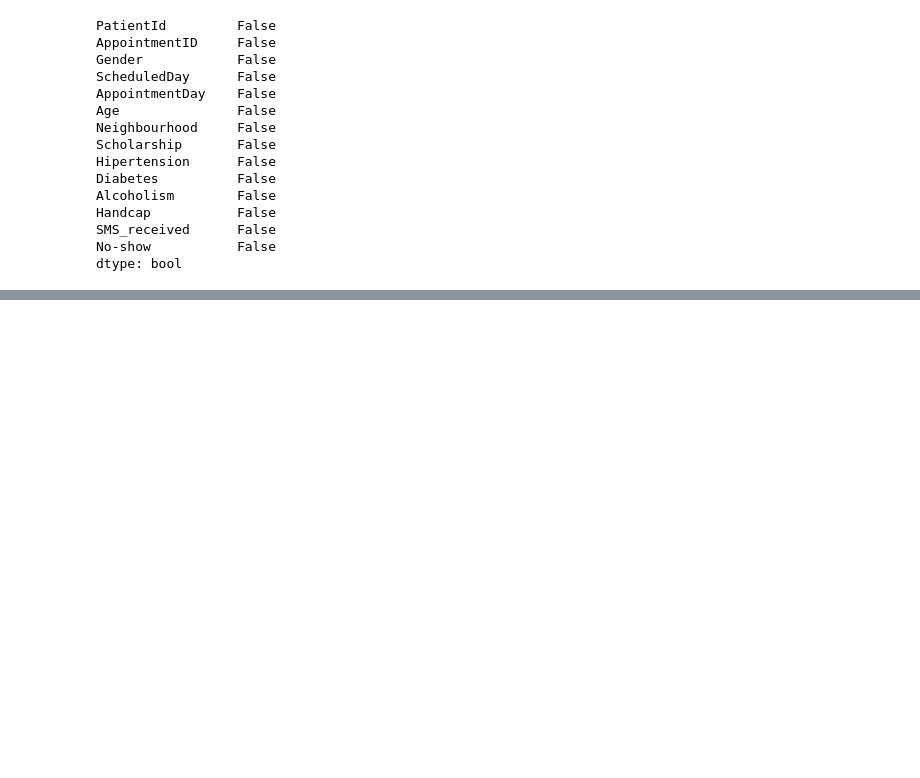
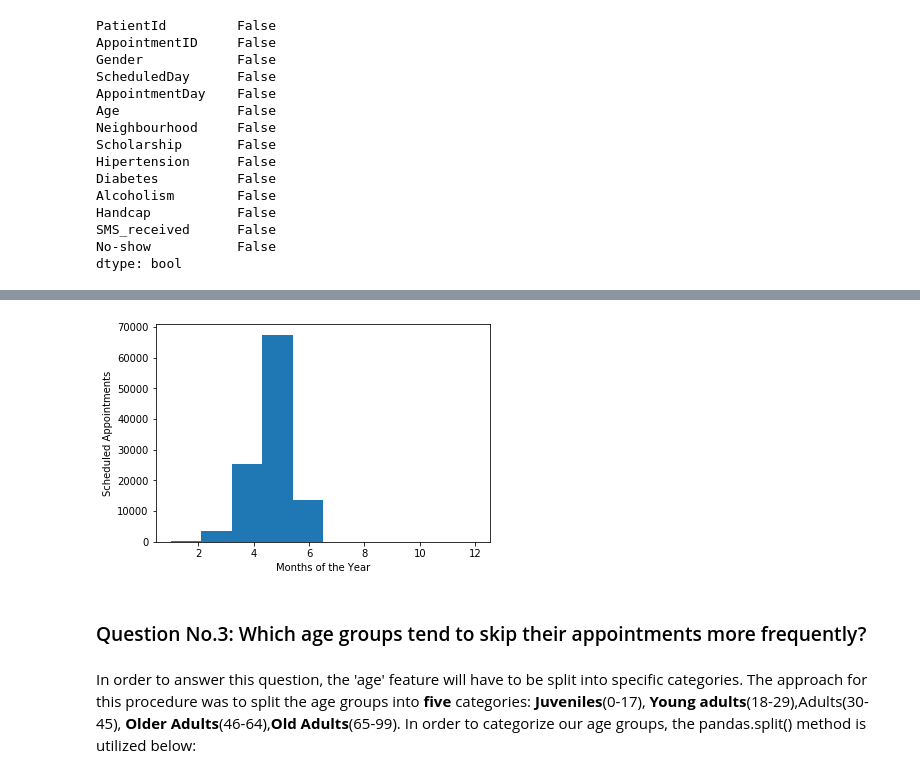
Before and after one commit to ArgySL/Investigating-Appointment-Attendance---Healthcare, a Jupyter notebook: investigate-a-dataset.ipynb, the cells around one changed output, grey strips where cells are left out. Cells and saved outputs as stored; diff of their text form; code cells hidden in the pictures; blank space fills up the shorter version.

```diff
--- a/investigate-a-dataset.ipynb
+++ b/investigate-a-dataset.ipynb
@@ -290,0 +279,6 @@ A very important factor that imposes a limitation to the research is the lack of
+# %%
+tempodf = cleandf.copy()
+# %%
+tempodf['appointment_date'] = cleandf[['appointment_date', 'appointment_time']].agg('-'.join, axis=1)
+# %%
+tempodf.drop(['appointment_time'], axis=1, inplace=True)
@@ -290,0 +295,18 @@ A very important factor that imposes a limitation to the research is the lack of
+# %%
+# Changing the type of 'appointment_date' from str to datetime and making sure it works no matter the format
+tempodf['appointment_date'] = pd.to_datetime(tempodf['appointment_date'], infer_datetime_format=True)
+# %%
+# Visualizing our data by mapping according to months of a year. The same way the data can be visualized
+# based on the day of a month by changing d.month to d.day Note that this won't work unless the cell above is executed first
+d = tempodf['appointment_date'].map(lambda d: d.month).plot(kind='hist')
+plt.ylabel('Scheduled Appointments')
+plt.xlabel('Months of the Year')
+plt.show()
+# %% [output]
+[figure, added]
+# %% [markdown]
+###  Question No.3: Which age groups tend to skip their appointments more frequently?
+# %% [markdown]
+In order to answer this question, the 'age' feature will have to be split into specific categories. The approach for this
+procedure was to split the age groups into **five** categories: **Juveniles**(0-17), **Young adults**(18-29),Adults(30-45),
+**Older Adults**(46-64),**Old Adults**(65-99). In order to categorize our age groups, the pandas.split() method is utilized below:
```
Also changed, not shown: parts of 59 cells of this notebook.
